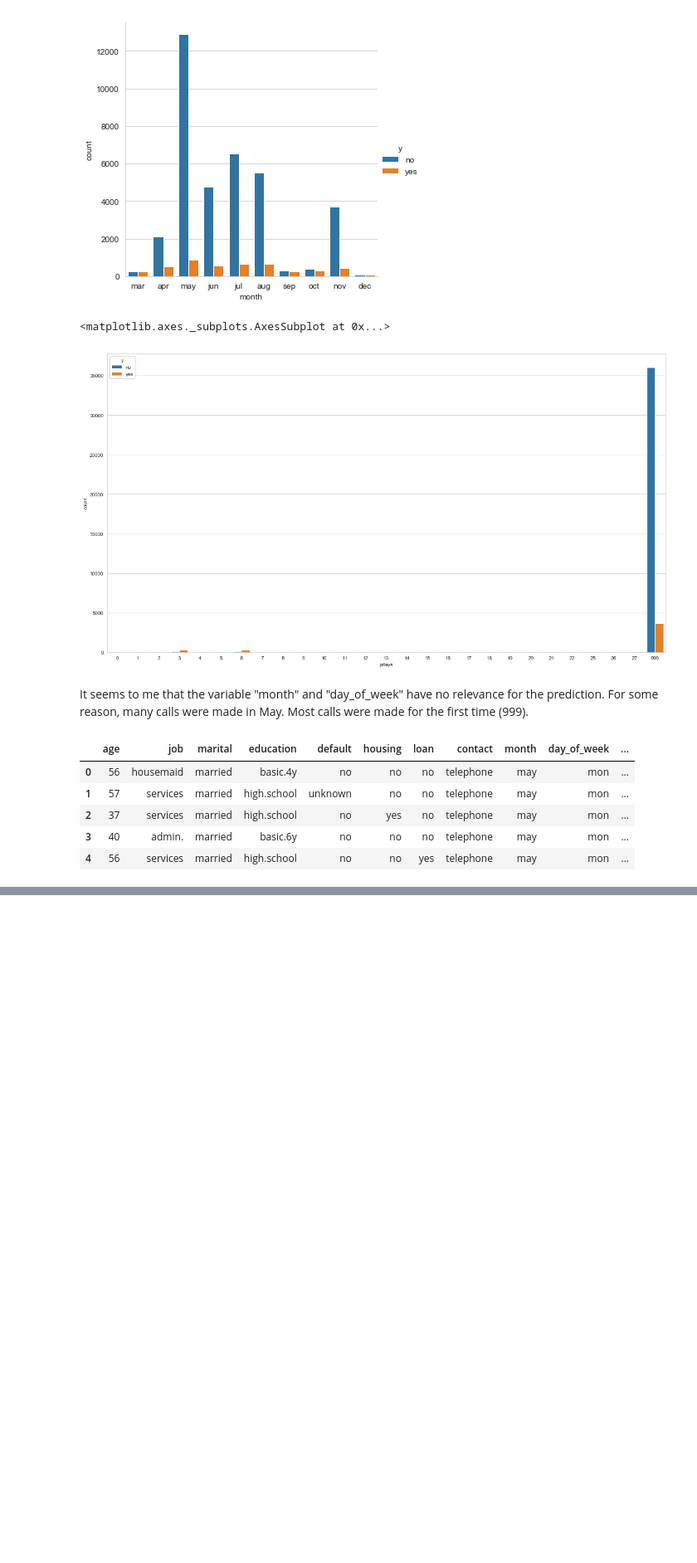
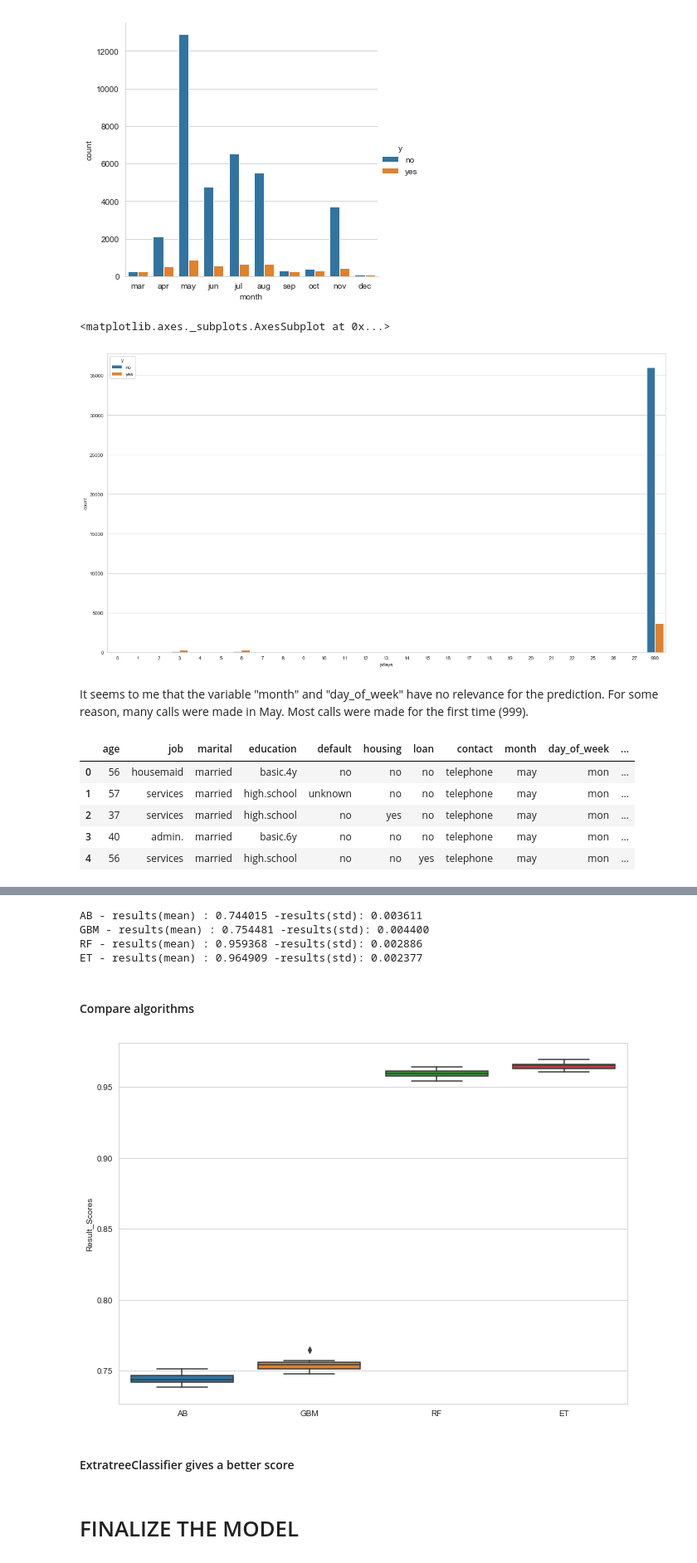
Before and after one commit to plaban1981/Handling-Imbalanced-Datasets, a Jupyter notebook: Bank Marketing - term deposit prediction - Handle Imbalanced Datasets.ipynb, the cells around one changed output, grey strips where cells are left out. Shown: that part at 83% size. Drawn from its saved outputs; the diff is of its cells as text; code cells hidden in the pictures; blank space fills up the shorter version.

```diff
--- a/Bank Marketing - term deposit prediction - Handle Imbalanced Datasets.ipynb
+++ b/Bank Marketing - term deposit prediction - Handle Imbalanced Datasets.ipynb
@@ -256,0 +544,42 @@ new_df = df_bank.copy()
+# %%
+# Compare Algorithms
+
+pipelines = []
+pipelines.append(("AB",
+                  Pipeline([("AB", AdaBoostClassifier())])))
+pipelines.append(("GBM",
+                  Pipeline([("GBM", GradientBoostingClassifier())])))
+pipelines.append(("RF",
+                  Pipeline([("RF", RandomForestClassifier())])))
+pipelines.append(("ET",
+                  Pipeline([("ET", ExtraTreesClassifier())])))
+
+results = []
+names = []
+
+#
+for name,model in pipelines:
+    kfold = KFold(n_splits = num_folds,random_state=1)
+    cv_results = cross_val_score(model,X_train,y_train,cv=kfold,scoring='accuracy')
+    results.append(cv_results)
+    names.append(name)
+    msg = f"{name} - results(mean) : {cv_results.mean():f} -results(std): {cv_results.std():f}"
+    print(msg)
+# %% [output]
+AB - results(mean) : 0.744015 -results(std): 0.003611
+GBM - results(mean) : 0.754481 -results(std): 0.004400
+RF - results(mean) : 0.959368 -results(std): 0.002886
+ET - results(mean) : 0.964909 -results(std): 0.002377
+# %% [markdown]
+#### Compare algorithms
+# %%
+plt.figure(figsize=(11,8))
+sns.boxplot(x=names, y=results)
+plt.ylabel('Result_Scores')
+plt.show()
+# %% [output]
+[figure, added]
+# %% [markdown]
+#### ExtratreeClassifier gives a better score
+# %% [markdown]
+# FINALIZE THE MODEL
```
Also changed, not shown: parts of 52 cells of this notebook.
